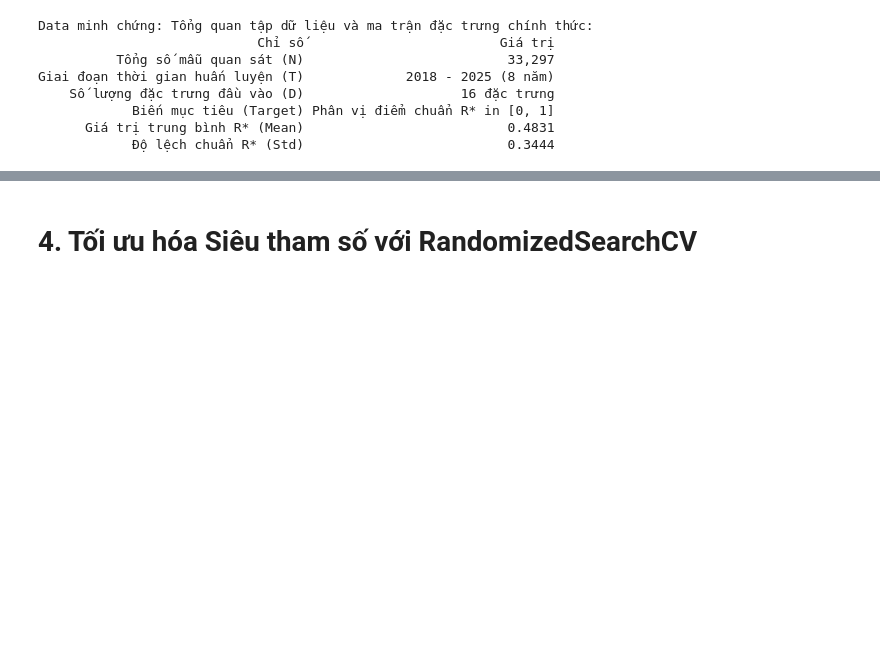
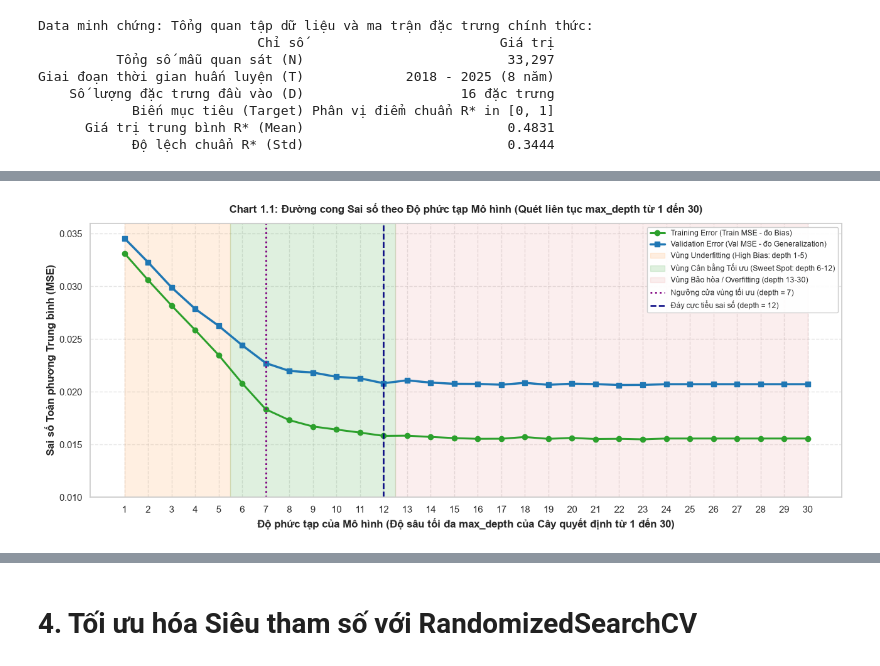
Before and after one commit to MinhQuan805/IS405.R11-Big-Data, a Jupyter notebook: scripts-processing/notebooks/model-training.ipynb, the cells around one changed output, grey strips where cells are left out. Drawn from its saved outputs; the diff is of its cells as text; code cells hidden in the pictures; blank space fills up the shorter version.

Commit message:
Update training model section

```diff
--- a/scripts-processing/notebooks/model-training.ipynb
+++ b/scripts-processing/notebooks/model-training.ipynb
@@ -405,0 +268,76 @@ Data minh chứng: Bảng phân rã sai số Bias-Variance-Bayes và xác địn
+# %%
+# Bước 2.1: Khảo sát Toàn diện Độ phức tạp Mô hình (Quét liên tục max_depth từ 1 đến 30)
+depth_levels = list(range(1, 31))
+complexity_records = []
+
+# Chia fold phân tầng 10 deciles của biến mục tiêu R*
+y_binned = pd.qcut(y_all, q=10, labels=False, duplicates='drop')
+skf_fast = StratifiedKFold(n_splits=5, shuffle=True, random_state=42)
+train_idx, val_idx = next(skf_fast.split(X_all, y_binned))
+X_tr_full, y_tr_full = X_all[train_idx], y_all[train_idx]
+X_val_full, y_val_full = X_all[val_idx], y_all[val_idx]
+
+for d in depth_levels:
+    leaves = min(2**d, 64)
+    model_cap = lgb.LGBMRegressor(
+        max_depth=d,
+        num_leaves=leaves,
+        n_estimators=120,
+        learning_rate=0.06,
+        random_state=42,
+        verbose=-1,
+        n_jobs=-1
+    )
+    model_cap.fit(X_tr_full, y_tr_full)
+
+    tr_pred = model_cap.predict(X_tr_full)
+    va_pred = model_cap.predict(X_val_full)
+
+    tr_mse = mean_squared_error(y_tr_full, tr_pred)
+    va_mse = mean_squared_error(y_val_full, va_pred)
+    va_rmse = np.sqrt(va_mse)
+    gap = va_mse - tr_mse
+
+    if d < 6:
+        decision = 'Underfitting (High Bias - Cây quá nông)'
+    elif d <= 12:
+        decision = 'VÙNG TỐI ƯU (Cân bằng Bias-Variance, Chạm đáy MSE)'
+    else:
+        decision = 'Bão hòa / Overfitting (Cây quá sâu, không giảm thêm)'
+
+    complexity_records.append({
+        'Độ sâu (max_depth)': d,
+        'Số lá (num_leaves)': leaves,
+        'Train_MSE': round(float(tr_mse), 5),
+        'Val_MSE': round(float(va_mse), 5),
+        'Val_RMSE': round(float(va_rmse), 4),
+        'Variance_Gap (Val - Train)': round(float(gap), 5),
+        'Trạng thái mô hình': decision
+    })
+
+df_complexity_proof = pd.DataFrame(complexity_records)
+print("Data minh chứng: Bảng khảo sát sai số toàn diện theo Độ phức tạp mô hình (liên tục max_depth từ 1 đến 30):")
+print(df_complexity_proof.to_string(index=False))
+
+# Trực quan hóa Đường cong Sai số liên tục từ depth = 1 đến 30
+plt.figure(figsize=(13, 5.5))
+plt.plot(df_complexity_proof['Độ sâu (max_depth)'], df_complexity_proof['Train_MSE'], marker='o', color='#2ca02c', linewidth=2.2, label='Training Error (Train MSE - đo Bias)')
+plt.plot(df_complexity_proof['Độ sâu (max_depth)'], df_complexity_proof['Val_MSE'], marker='s', color='#1f77b4', linewidth=2.5, label='Validation Error (Val MSE - đo Generalization)')
+
+# Tô 3 vùng nhận diện kinh điển
+plt.axvspan(1, 5.5, color='#ff7f0e', alpha=0.12, label='Vùng Underfitting (High Bias: depth 1-5)')
+plt.axvspan(5.5, 12.5, color='#2ca02c', alpha=0.15, label='Vùng Cân bằng Tối ưu (Sweet Spot: depth 6-12)')
+plt.axvspan(12.5, 30, color='#d62728', alpha=0.08, label='Vùng Bão hòa / Overfitting (depth 13-30)')
+plt.axvline(7, color='purple', linestyle=':', linewidth=2, label='Ngưỡng cửa vùng tối ưu (depth = 7)')
+plt.axvline(12, color='navy', linestyle='--', linewidth=1.8, label='Đáy cực tiểu sai số (depth = 12)')
+
+plt.title('Chart 1.1: Đường cong Sai số theo Độ phức tạp Mô hình (Quét liên tục max_depth từ 1 đến 30)', fontsize=12, fontweight='bold', pad=12)
+plt.xlabel('Độ phức tạp của Mô hình (Độ sâu tối đa max_depth của Cây quyết định từ 1 đến 30)', fontweight='bold')
+plt.ylabel('Sai số Toàn phương Trung bình (MSE)', fontweight='bold')
+plt.xticks(range(1, 31))
+plt.ylim(0.010, 0.036)
+plt.legend(loc='upper right', frameon=True, facecolor='white', framealpha=0.95, fontsize=8.5)
+plt.grid(True, linestyle='--', alpha=0.5)
+plt.tight_layout()
+plt.show()
+# %% [output]
@@ -405,0 +361 @@ Data minh chứng: Bảng phân rã sai số Bias-Variance-Bayes và xác địn
+[figure, added]
```
Also changed, not shown: parts of 19 cells of this notebook, 9 other files.
